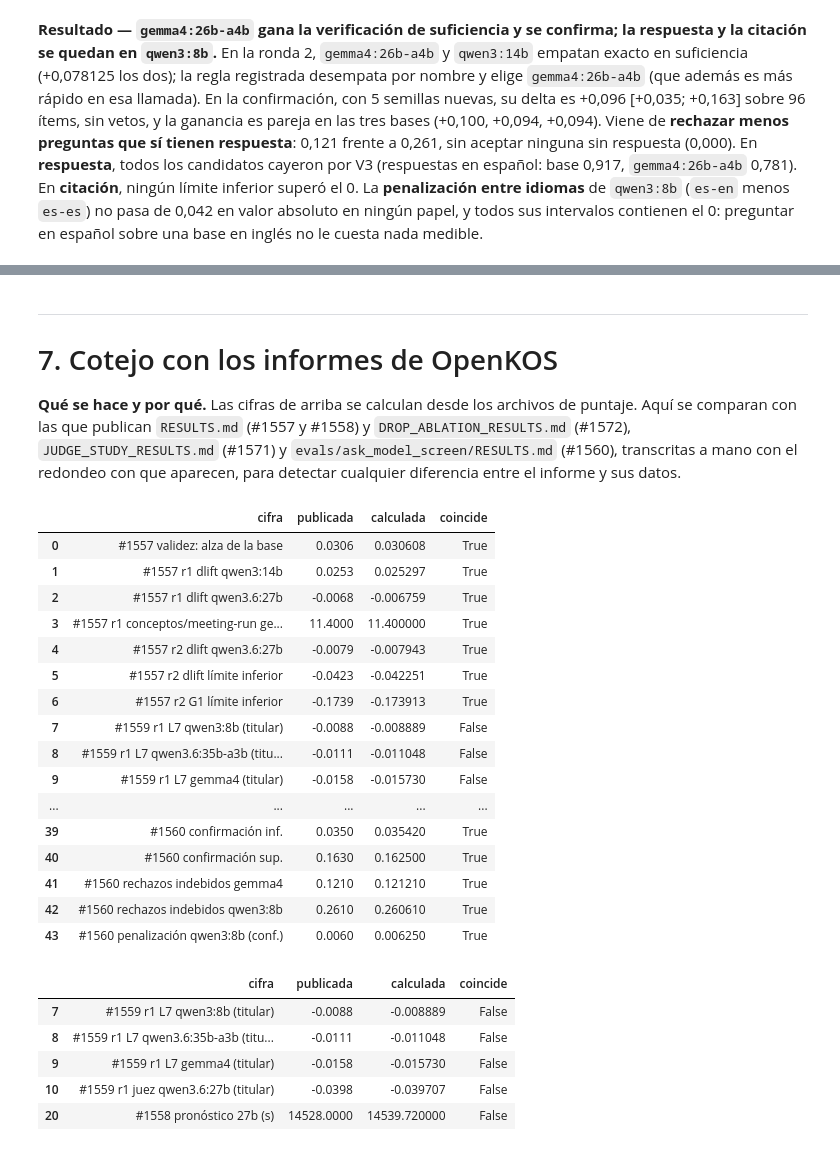
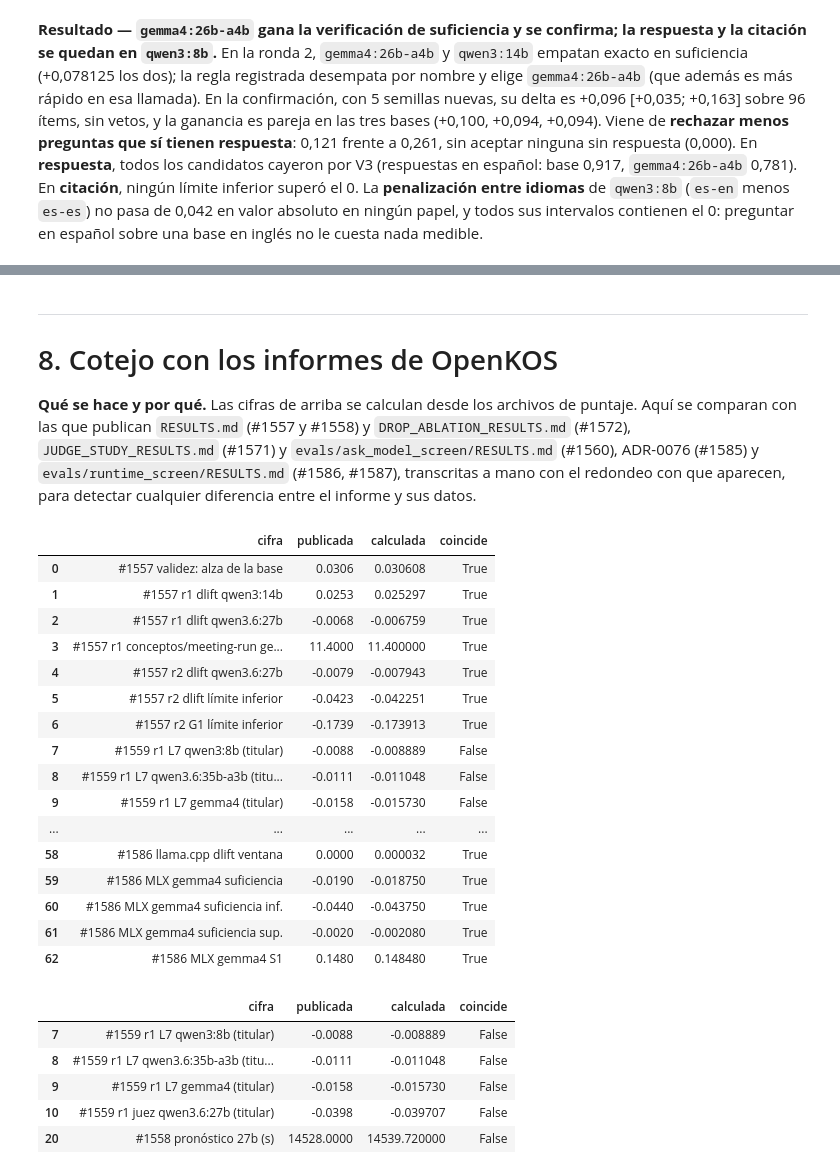
Before and after one commit to jasonssdev/mcd-afg, a Jupyter notebook: notebooks/21-jss-extraccion-de-conceptos-openkos.ipynb, the cells around one changed output, grey strips where cells are left out. Cells and saved outputs as stored; diff of their text form; code cells hidden in the pictures.

```diff
--- a/notebooks/21-jss-extraccion-de-conceptos-openkos.ipynb
+++ b/notebooks/21-jss-extraccion-de-conceptos-openkos.ipynb
@@ -1520,0 +1881,23 @@ openkos #1583, y luego se vuelve a medir la respuesta.
+# %%
+lg, mg = gates["llama.cpp"], gates["mlx"]
+lc = eq_concept["qwen3:8b@llama.cpp"]
+mlx_g = rt_ask.set_index("model").loc["gemma4:26b-a4b@mlx"]
+llama_g1 = rgi.loc["qwen3:8b@llama.cpp"]
+display(
+    Markdown(
+        f"**Resultado — Ollama se queda; los dos entornos son «más rápidos pero no "
+        f"equivalentes».** La puerta y las equivalencias reaplicadas coinciden con el arnés. "
+        f"`llama.cpp` pasa la etapa 1 por *prefill* ({num(lg['prefill_ratio'], 2)} x) y es "
+        f"equivalente en suficiencia con los dos modelos (con `gemma4:26b-a4b` da exactamente lo "
+        f"mismo que Ollama: corre los mismos bytes GGUF) y en la cobertura de #1557, pero falla "
+        f"G1: {ci(llama_g1.dprecision, llama_g1.dprecision_low, llama_g1.dprecision_high, 3)}, "
+        f"con el límite inferior bajo el piso de -0,05. MLX pasa la etapa 1 por *prefill* "
+        f"({num(mg['prefill_ratio'], 2)} x) y porque los dos modelos de chat más `bge-m3` caben en "
+        f"{num(mg['both_gib'], 2)} GiB (Ollama: {num(mg['baseline_both_gib'], 2)} GiB), y es "
+        f"equivalente con `qwen3:8b`, pero con `gemma4:26b-a4b` pierde en suficiencia: "
+        f"{ci(mlx_g.delta, mlx_g.delta_low, mlx_g.delta_high, 3)}, por más rechazos indebidos "
+        f"({num(rt_guard['gemma4:26b-a4b@mlx']['grounded_refused'], 3)} frente a "
+        f"{num(rt_guard['gemma4:26b-a4b']['grounded_refused'], 3)}). Veredictos: "
+        f"`llama.cpp` {VERDICT_RT_ES[verdicts['llama.cpp']]}, MLX {VERDICT_RT_ES[verdicts['mlx']]}."
+    )
+)
@@ -1521,11 +1932,11 @@ openkos #1583, y luego se vuelve a medir la respuesta.
 # %% [markdown]
 ---
 
-# 7. Cotejo con los informes de OpenKOS
+# 8. Cotejo con los informes de OpenKOS
 
 **Qué se hace y por qué.** Las cifras de arriba se calculan desde los archivos de puntaje. Aquí
 se comparan con las que publican `RESULTS.md` (#1557 y #1558) y `DROP_ABLATION_RESULTS.md`
-(#1572), `JUDGE_STUDY_RESULTS.md` (#1571) y `evals/ask_model_screen/RESULTS.md` (#1560), transcritas a mano con el redondeo con que aparecen, para detectar cualquier
+(#1572), `JUDGE_STUDY_RESULTS.md` (#1571) y `evals/ask_model_screen/RESULTS.md` (#1560), ADR-0076 (#1585) y `evals/runtime_screen/RESULTS.md` (#1586, #1587), transcritas a mano con el redondeo con que aparecen, para detectar cualquier
 diferencia entre el informe y sus datos.
 # %%
 r1i, r2i, wi = r1.set_index("model"), r2.set_index("model"), w.set_index("arm")
@@ -1607,39 +2018,58 @@ published = [
     ("#1560 rechazos indebidos gemma4", 0.121, conf_g["gemma4:26b-a4b"]["grounded_refused"], 3),
     ("#1560 rechazos indebidos qwen3:8b", 0.261, conf_g["qwen3:8b"]["grounded_refused"], 3),
     ("#1560 penalización qwen3:8b (conf.)", 0.006, pen_conf.loc["qwen3:8b", "penalty"], 3),
+    ("#1585 caliente (a) s", 14.24, host.warm_median_s["a"], 2),
+    ("#1585 caliente (b) s", 12.00, host.warm_median_s["b"], 2),
+    ("#1585 razón", 0.84, host.warm_ratio, 2),
+    ("#1585 frío (a) s", 22.97, host.cold_median_s["a"], 2),
+    ("#1585 frío (b) s", 22.86, host.cold_median_s["b"], 2),
+    ("#1587 A frío (b) s", 23.88, fa.cold_median_s["b"], 2),
+    ("#1587 A razón", 0.96, fa.warm_ratio, 2),
+    ("#1587 B (b) con los dos residentes", 17, fb.both_resident_b, 0),
+    ("#1586 llama.cpp prefill", 1.21, lg["prefill_ratio"], 2),
+    ("#1586 MLX prefill", 1.18, mg["prefill_ratio"], 2),
+    ("#1586 MLX dos modelos + bge-m3 GiB", 23.56, mg["both_gib"], 2),
+    ("#1586 llama.cpp dos modelos + bge-m3 GiB", 26.36, lg["both_gib"], 2),
+    ("#1586 llama.cpp G1 inf.", -0.185, llama_g1.dprecision_low, 3),
+    ("#1586 llama.cpp G1 delta", -0.010, llama_g1.dprecision, 3),
+    ("#1586 llama.cpp dlift ventana", 0.0, rci.loc["qwen3:8b@llama.cpp", "dlift"], 4),
+    ("#1586 MLX gemma4 suficiencia", -0.019, mlx_g.delta, 3),
+    ("#1586 MLX gemma4 suficiencia inf.", -0.044, mlx_g.delta_low, 3),
+    ("#1586 MLX gemma4 suficiencia sup.", -0.002, mlx_g.delta_high, 3),
+    ("#1586 MLX gemma4 S1", 0.148, rt_guard["gemma4:26b-a4b@mlx"]["grounded_refused"], 3),
 ]
 # "Matches" means equal at the published rounding: within half a unit of its last digit.
 check = pd.DataFrame(
     [
         {
             "cifra": n,
             "publicada": p,
             "calculada": round(c, d + 2),
             "coincide": abs(c - p) <= 0.5 * 10**-d + 1e-12,
         }
         for n, p, c, d in published
     ]
 )
 display(check)
 display(check[~check.coincide])
 # %% [output]
 |  | cifra | publicada | calculada | coincide |
 | 0 | #1557 validez: alza de la base | 0.0306 | 0.030608 | True |
 | 1 | #1557 r1 dlift qwen3:14b | 0.0253 | 0.025297 | True |
 | 2 | #1557 r1 dlift qwen3.6:27b | -0.0068 | -0.006759 | True |
 | 3 | #1557 r1 conceptos/meeting-run ge... | 11.4000 | 11.400000 | True |
 | 4 | #1557 r2 dlift qwen3.6:27b | -0.0079 | -0.007943 | True |
 | 5 | #1557 r2 dlift límite inferior | -0.0423 | -0.042251 | True |
 | 6 | #1557 r2 G1 límite inferior | -0.1739 | -0.173913 | True |
 | 7 | #1559 r1 L7 qwen3:8b (titular) | -0.0088 | -0.008889 | False |
 | 8 | #1559 r1 L7 qwen3.6:35b-a3b (titu... | -0.0111 | -0.011048 | False |
 | 9 | #1559 r1 L7 gemma4 (titular) | -0.0158 | -0.015730 | False |
 | ... | ... | ... | ... | ... |
-| 39 | #1560 confirmación inf. | 0.0350 | 0.035420 | True |
-| 40 | #1560 confirmación sup. | 0.1630 | 0.162500 | True |
-| 41 | #1560 rechazos indebidos gemma4 | 0.1210 | 0.121210 | True |
-| 42 | #1560 rechazos indebidos qwen3:8b | 0.2610 | 0.260610 | True |
-| 43 | #1560 penalización qwen3:8b (conf.) | 0.0060 | 0.006250 | True |
+| 58 | #1586 llama.cpp dlift ventana | 0.0000 | 0.000032 | True |
+| 59 | #1586 MLX gemma4 suficiencia | -0.0190 | -0.018750 | True |
+| 60 | #1586 MLX gemma4 suficiencia inf. | -0.0440 | -0.043750 | True |
+| 61 | #1586 MLX gemma4 suficiencia sup. | -0.0020 | -0.002080 | True |
+| 62 | #1586 MLX gemma4 S1 | 0.1480 | 0.148480 | True |
 |  | cifra | publicada | calculada | coincide |
 | 7 | #1559 r1 L7 qwen3:8b (titular) | -0.0088 | -0.008889 | False |
 | 8 | #1559 r1 L7 qwen3.6:35b-a3b (titu... | -0.0111 | -0.011048 | False |
```
Also changed, not shown: parts of 17 cells of this notebook, 1 other file.
